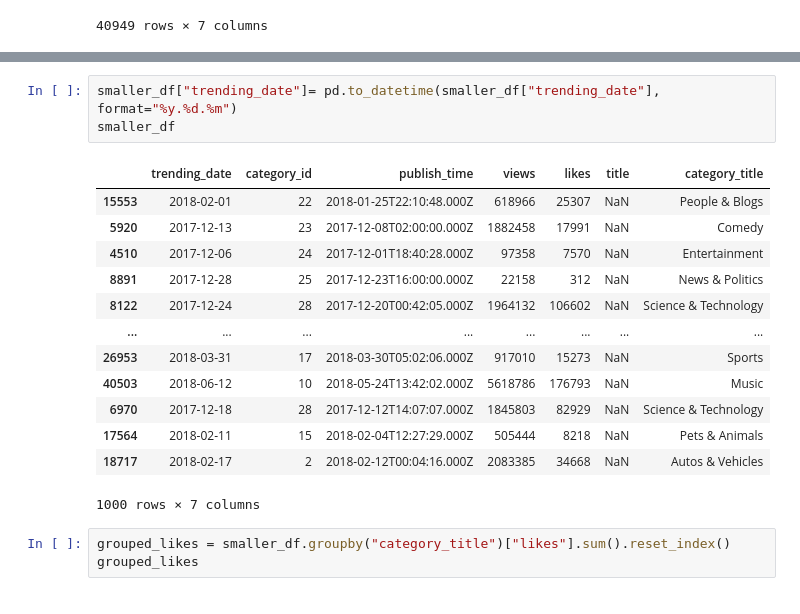
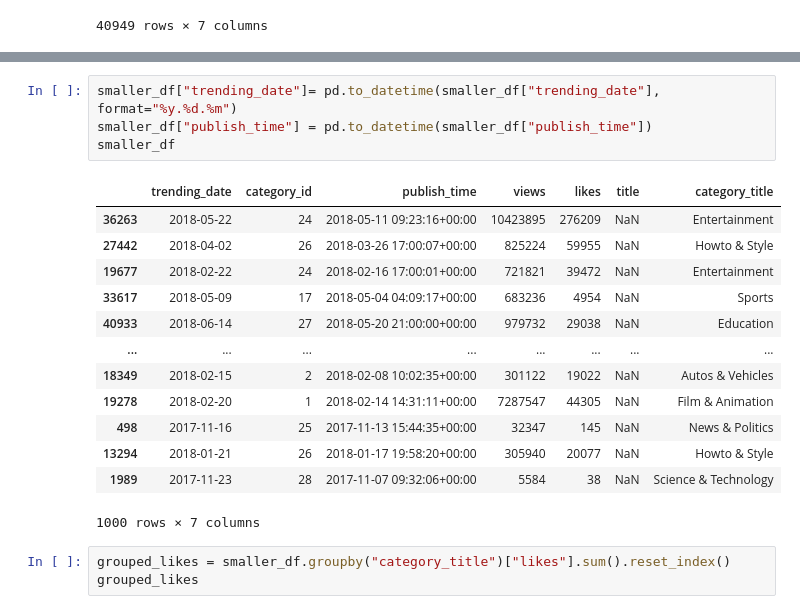
Before and after one commit to DarGo17/youtube, a Jupyter notebook: YouTube Assignmnet.ipynb, the cells around one changed output, grey strips where cells are left out. Cells and saved outputs as stored; diff of their text form.

```diff
--- a/YouTube Assignmnet.ipynb
+++ b/YouTube Assignmnet.ipynb
@@ -235,19 +252,20 @@ plt.show()
 # %%
 smaller_df["trending_date"]= pd.to_datetime(smaller_df["trending_date"], format="%y.%d.%m")
+smaller_df["publish_time"] = pd.to_datetime(smaller_df["publish_time"])
 smaller_df
 # %% [output]
 |  | trending_date | category_id | publish_time | views | likes | title | category_title |
-| 15553 | 2018-02-01 | 22 | 2018-01-25T22:10:48.000Z | 618966 | 25307 | NaN | People & Blogs |
-| 5920 | 2017-12-13 | 23 | 2017-12-08T02:00:00.000Z | 1882458 | 17991 | NaN | Comedy |
-| 4510 | 2017-12-06 | 24 | 2017-12-01T18:40:28.000Z | 97358 | 7570 | NaN | Entertainment |
-| 8891 | 2017-12-28 | 25 | 2017-12-23T16:00:00.000Z | 22158 | 312 | NaN | News & Politics |
-| 8122 | 2017-12-24 | 28 | 2017-12-20T00:42:05.000Z | 1964132 | 106602 | NaN | Science & Technology |
+| 36263 | 2018-05-22 | 24 | 2018-05-11 09:23:16+00:00 | 10423895 | 276209 | NaN | Entertainment |
+| 27442 | 2018-04-02 | 26 | 2018-03-26 17:00:07+00:00 | 825224 | 59955 | NaN | Howto & Style |
+| 19677 | 2018-02-22 | 24 | 2018-02-16 17:00:01+00:00 | 721821 | 39472 | NaN | Entertainment |
+| 33617 | 2018-05-09 | 17 | 2018-05-04 04:09:17+00:00 | 683236 | 4954 | NaN | Sports |
+| 40933 | 2018-06-14 | 27 | 2018-05-20 21:00:00+00:00 | 979732 | 29038 | NaN | Education |
 | ... | ... | ... | ... | ... | ... | ... | ... |
-| 26953 | 2018-03-31 | 17 | 2018-03-30T05:02:06.000Z | 917010 | 15273 | NaN | Sports |
-| 40503 | 2018-06-12 | 10 | 2018-05-24T13:42:02.000Z | 5618786 | 176793 | NaN | Music |
-| 6970 | 2017-12-18 | 28 | 2017-12-12T14:07:07.000Z | 1845803 | 82929 | NaN | Science & Technology |
-| 17564 | 2018-02-11 | 15 | 2018-02-04T12:27:29.000Z | 505444 | 8218 | NaN | Pets & Animals |
-| 18717 | 2018-02-17 | 2 | 2018-02-12T00:04:16.000Z | 2083385 | 34668 | NaN | Autos & Vehicles |
+| 18349 | 2018-02-15 | 2 | 2018-02-08 10:02:35+00:00 | 301122 | 19022 | NaN | Autos & Vehicles |
+| 19278 | 2018-02-20 | 1 | 2018-02-14 14:31:11+00:00 | 7287547 | 44305 | NaN | Film & Animation |
+| 498 | 2017-11-16 | 25 | 2017-11-13 15:44:35+00:00 | 32347 | 145 | NaN | News & Politics |
+| 13294 | 2018-01-21 | 26 | 2018-01-17 19:58:20+00:00 | 305940 | 20077 | NaN | Howto & Style |
+| 1989 | 2017-11-23 | 28 | 2017-11-07 09:32:06+00:00 | 5584 | 38 | NaN | Science & Technology |
 1000 rows × 7 columns
 # %%
 grouped_likes = smaller_df.groupby("category_title")["likes"].sum().reset_index()
```
Also changed, not shown: parts of 6 cells of this notebook.
